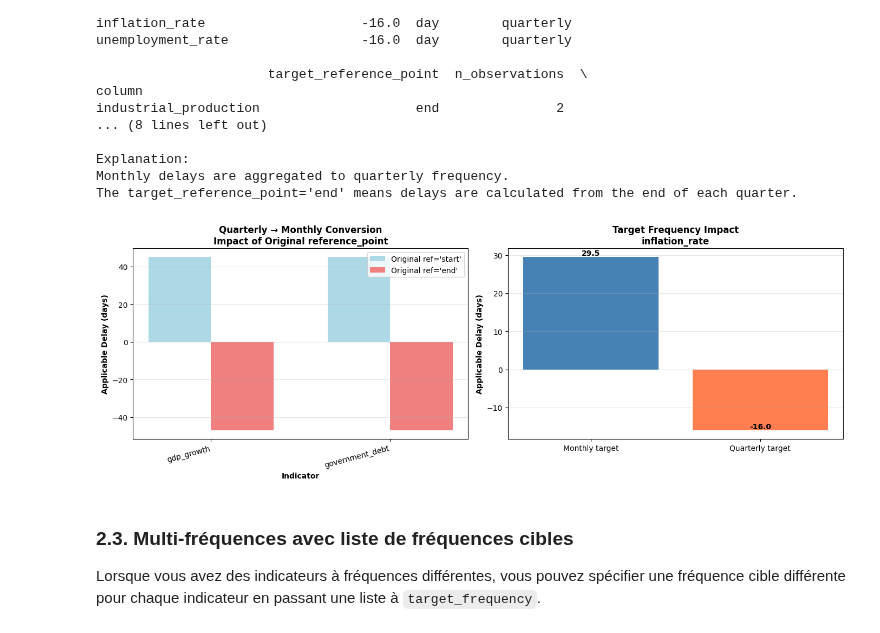
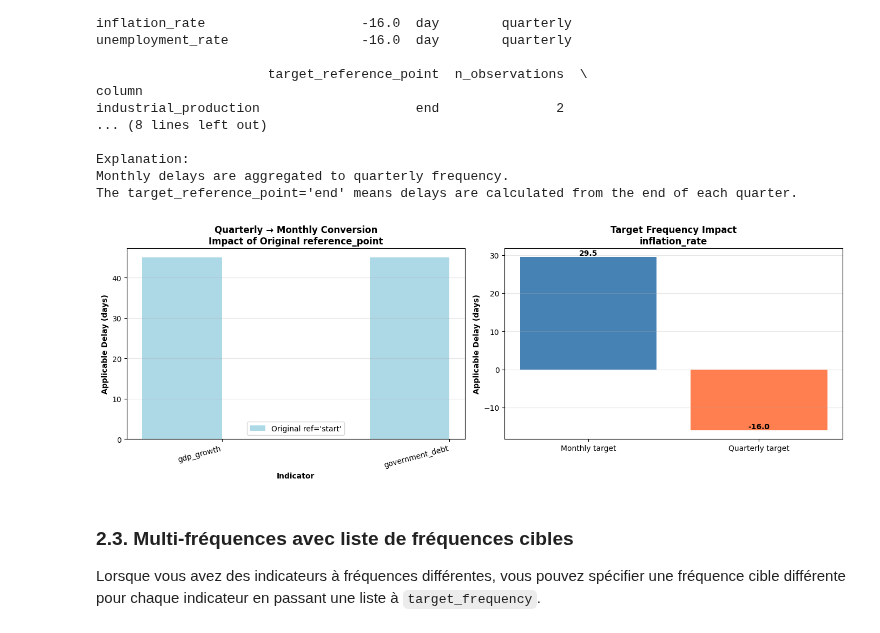
Before and after one commit to qbolliet/ts-forecast, a Jupyter notebook: notebooks/11 - QB - Delays.ipynb, the cells around one changed output. Saved outputs shown, nothing was run; the diff lists cells and outputs as text; code cells hidden in the pictures.

```diff
--- a/notebooks/11 - QB - Delays.ipynb
+++ b/notebooks/11 - QB - Delays.ipynb
@@ -808,45 +784,43 @@ fig, axes = plt.subplots(1, 2, figsize=(14, 5))
 ax1 = axes[0]
 indicators_q = ['gdp_growth', 'government_debt']
 delays_start = [applicable_q_to_m_start.loc[ind, 'applicable_delay'] for ind in indicators_q]
-delays_end = [applicable_q_to_m_end.loc[ind, 'applicable_delay'] for ind in indicators_q]
 
 x = np.arange(len(indicators_q))
 width = 0.35
 
 bars1 = ax1.bar(x - width/2, delays_start, width, label="Original ref='start'", color='lightblue')
-bars2 = ax1.bar(x + width/2, delays_end, width, label="Original ref='end'", color='lightcoral')
 
 ax1.set_xlabel('Indicator', fontweight='bold')
 ax1.set_ylabel('Applicable Delay (days)', fontweight='bold')
 ax1.set_title('Quarterly → Monthly Conversion\nImpact of Original reference_point', fontweight='bold')
 ax1.set_xticks(x)
 ax1.set_xticklabels(indicators_q, rotation=15, ha='right')
 ax1.legend()
 ax1.grid(axis='y', alpha=0.3)
 
 # Graphique 2: Comparaison Monthly vs Quarterly target
 ax2 = axes[1]
 indicator_sample = 'inflation_rate'
 delay_monthly = applicable_delays.loc[indicator_sample, 'applicable_delay']
 delay_quarterly = applicable_m_to_q.loc[indicator_sample, 'applicable_delay']
 
 bars = ax2.bar(['Monthly target', 'Quarterly target'], [delay_monthly, delay_quarterly],
                color=['steelblue', 'coral'])
 ax2.set_ylabel('Applicable Delay (days)', fontweight='bold')
 ax2.set_title(f'Target Frequency Impact\n{indicator_sample}', fontweight='bold')
 ax2.grid(axis='y', alpha=0.3)
 
 # Annotation des valeurs
 for bar in bars:
     height = bar.get_height()
     ax2.text(bar.get_x() + bar.get_width()/2., height,
             f'{height:.1f}',
             ha='center', va='bottom', fontweight='bold')
 
 plt.tight_layout()
 plt.show()
 # %% [output]
-[figure, old version]
+[figure, new version]
 # %% [markdown]
 ### 2.3. Multi-fréquences avec liste de fréquences cibles
 
```
Also changed, not shown: parts of 10 cells of this notebook, 1 other file.
